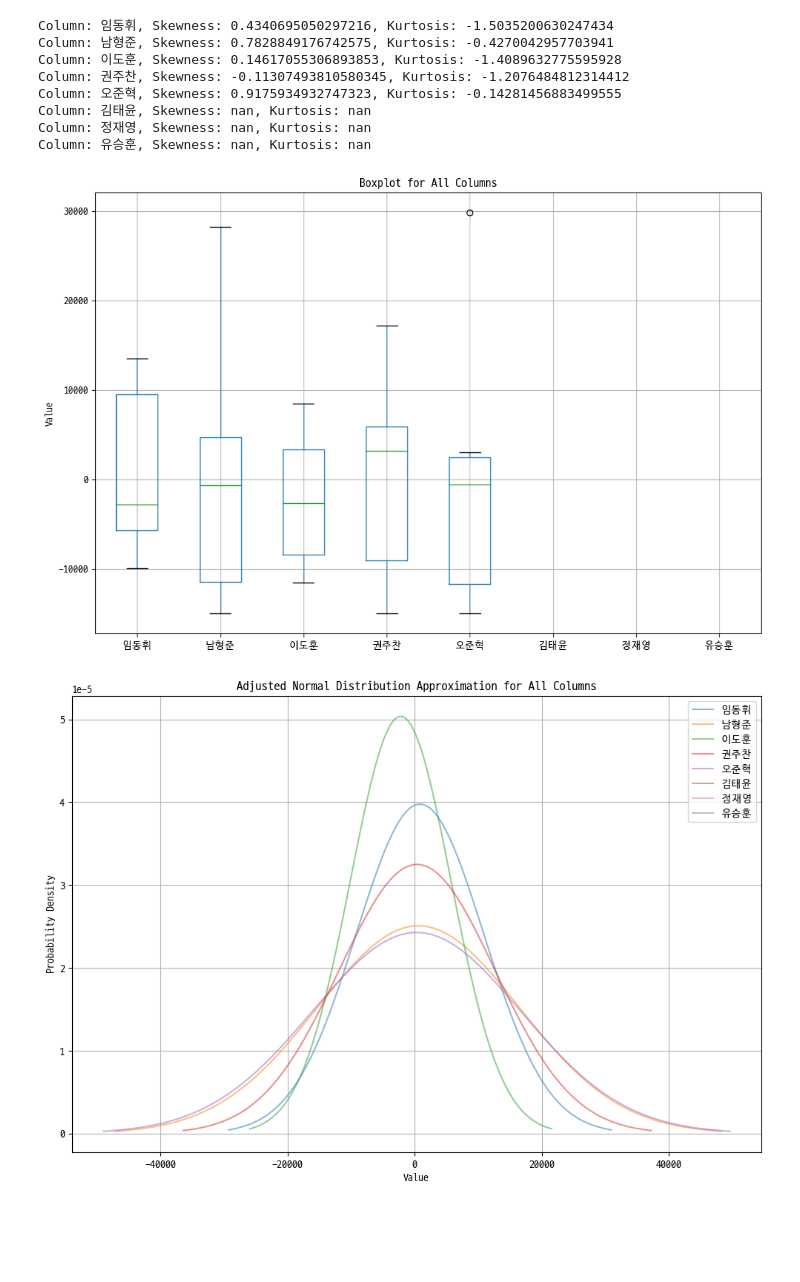
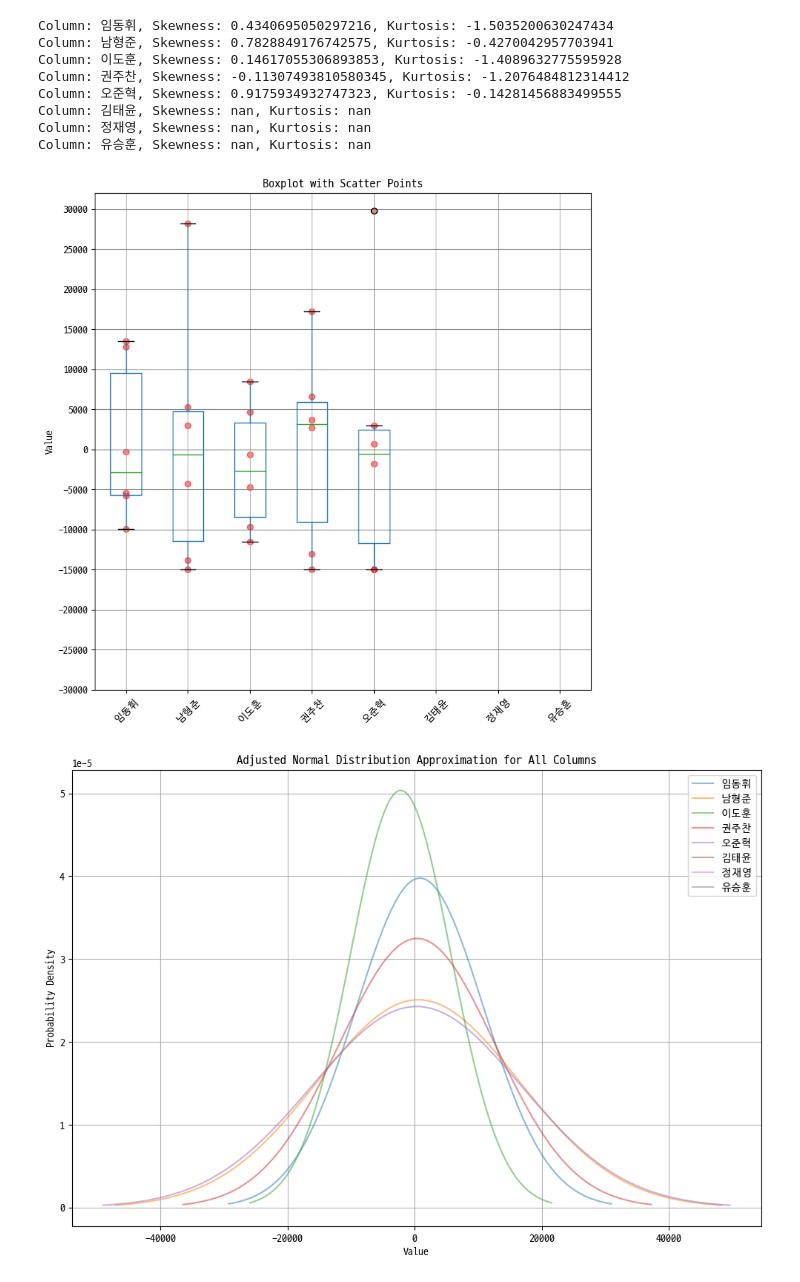
Before and after one commit to donghui-0126/poker-game-data-analysis, a Jupyter notebook: poker_analysis_20240225.ipynb, the cells around one changed output. Cells and saved outputs as stored; diff of their text form; code cells hidden in the pictures; blank space fills up the shorter version.

```diff
--- a/poker_analysis_20240225.ipynb
+++ b/poker_analysis_20240225.ipynb
@@ -54,17 +54,23 @@ Column: 김태윤, Skewness: nan, Kurtosis: nan
 Column: 정재영, Skewness: nan, Kurtosis: nan
 Column: 유승훈, Skewness: nan, Kurtosis: nan
 # %%
-# 그래프 그리기
-plt.figure(figsize=(12, 8))
+plt.figure(figsize=(8, 8))
+poker_df.boxplot()
 
-# 각 컬럼 별로 박스 플롯 그리기
-poker_df.boxplot()
-plt.title('Boxplot for All Columns')
+# 각각의 값들에 대한 scatter plot 추가
+for i, col in enumerate(poker_df.columns):
+    x = [i + 1] * poker_df[col].count()
+    plt.scatter(x, poker_df[col].dropna(), color='red', alpha=0.5)
+
+plt.title('Boxplot with Scatter Points')
 plt.ylabel('Value')
-plt.grid(True)
+plt.xticks(ticks=range(1, len(poker_df.columns) + 1), labels=poker_df.columns, rotation=45)  # x축 라벨 설정
+plt.yticks(range(-30000, 30001, 5000))  # y축 눈금 설정
+plt.grid(axis='y', color='gray', linestyle='-')  # y축 그리드 설정
+plt.tight_layout()
 plt.show()
 # %% [output]
-[figure, old version]
+[figure, new version]
 # %%
 # 그래프 그리기
 plt.figure(figsize=(12, 8))
```
Also changed, not shown: 2 other files.
